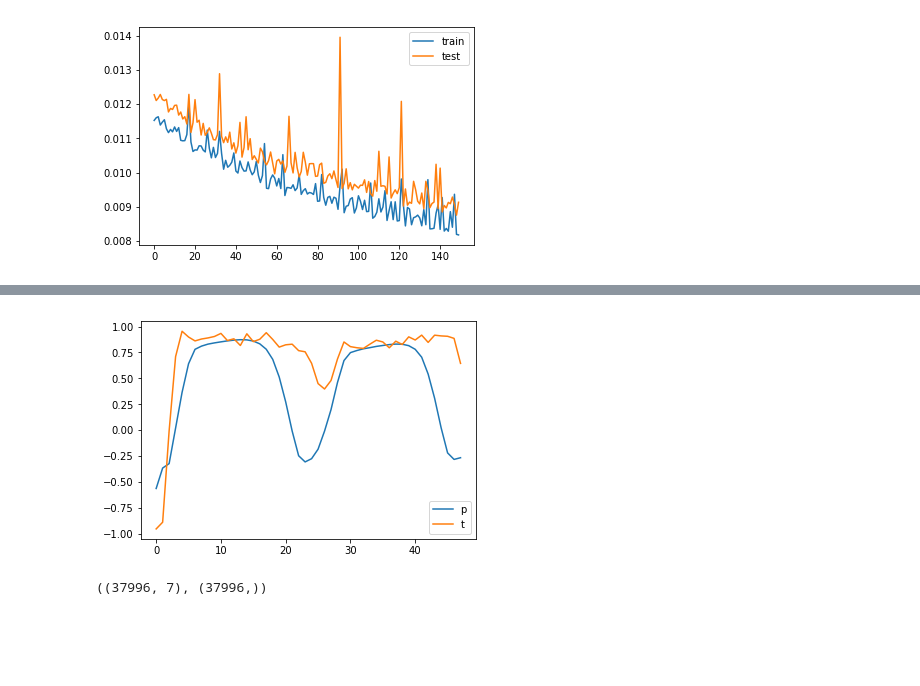
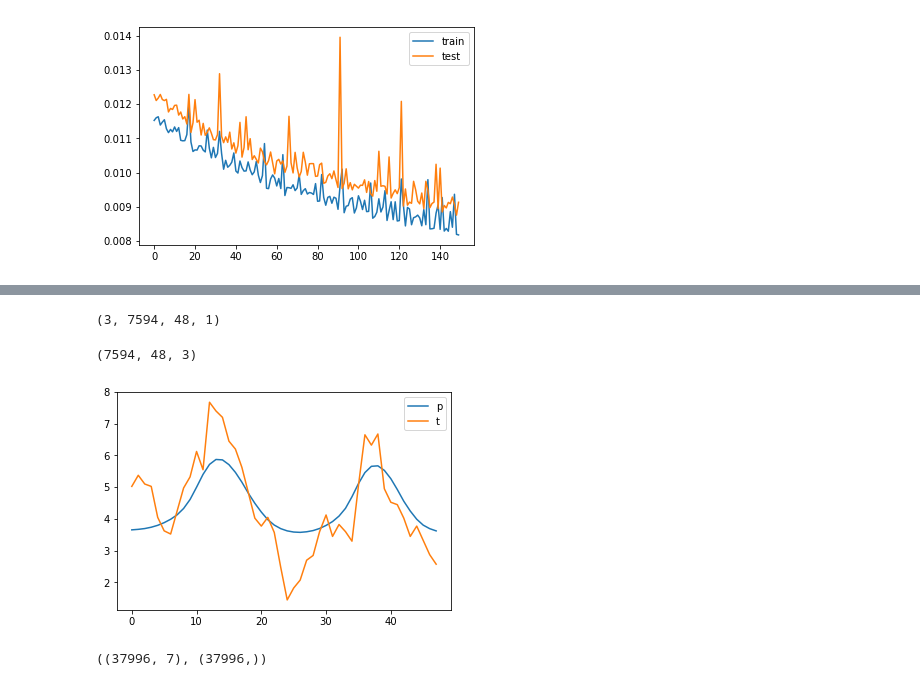
Before and after one commit to leobix/safi, a Jupyter notebook: safi_project_processing_RNN.ipynb, the cells around one changed output, grey strips where cells are left out. Saved outputs shown, nothing was run; the diff lists cells and outputs as text; code cells hidden in the pictures; blank space fills up the shorter version.

```diff
--- a/safi_project_processing_RNN.ipynb
+++ b/safi_project_processing_RNN.ipynb
@@ -205,12 +184,12 @@ X_train2, X_test2, y_train2, y_test2, y_unscaled2, sc_X2, sc_y2 = scale_data_RNN
 # %%
 def create_model(steps_in = 48, steps_out = 48):
     model2 = Sequential()
-    model2.add(LSTM(64, activation='relu', input_shape=(steps_in, n_features)))
+    model2.add(LSTM(32, activation='relu', input_shape=(steps_in, n_features)))
     model2.add(Dropout(0.5))
     model2.add(RepeatVector(steps_out))
-    model2.add(LSTM(64, activation='relu', return_sequences=True))
+    model2.add(LSTM(32, activation='relu', return_sequences=True))
     model2.add(Dropout(0.5))
-    model2.add(TimeDistributed(Dense(3)))#, activation='softmax')))
+    model2.add(TimeDistributed(Dense(1)))#, activation='softmax')))
     opt = Adam(learning_rate=0.001)
     model2.compile(optimizer=opt, loss='mse')
     return model2
@@ -236,6 +215,6 @@ model2.compile(optimizer=opt, loss='mse')
 # %%
 model3 = create_model()
 # %%
-history = model2.fit(X_train2, y_train2, epochs=20, batch_size=64, validation_data=(X_test2, y_test2), verbose=2, shuffle=True)
+history = model3.fit(X_train2, y_train2, epochs=26, batch_size=64, validation_data=(X_test2, y_test2), verbose=2, shuffle=True)
 # %% [output]
 Train on 36069 samples, validate on 1899 samples
@@ -293,7 +271,8 @@ plt.show()
 # %%
 def get_true_y(model, X_test):
-    y_hat = model.predict(X_test)
+    y_hat = model3.predict(X_test)
+    y_hat = np.concatenate([y_hat, y_hat, y_hat],2)
     y_hat2 = y_hat.reshape(y_hat.shape[0]*y_hat.shape[1], y_hat.shape[2])
-    y_hat_unscaled = sc_y.inverse_transform(y_hat2)
+    y_hat_unscaled = sc_y2.inverse_transform(y_hat2)
     y_hat_unscaled = y_hat_unscaled.reshape(y_hat.shape[0], y_hat.shape[1], y_hat.shape[2])
     return y_hat_unscaled
@@ -300,13 +282,24 @@ def get_true_y(model, X_test):
+# %%
+test = np.array([y_hat, y_hat, y_hat])
+test.shape
+# %% [output]
+(3, 7594, 48, 1)
+# %%
+np.concatenate([y_hat, y_hat, y_hat],2).shape
+# %% [output]
+(7594, 48, 3)
 # %%
-y_hat = get_true_y(model2, X_test)
+y_hat = get_true_y(model3, X_test2)
 y_hat = y_hat.transpose(0,2,1)
+y_unscaled = y_unscaled2.transpose(0,2,1)
 # %%
-plt.plot(y_hat[1,2])
-plt.plot(y_unscaled[1,2])
+n = 700
+plt.plot(y_hat[n,0])
+plt.plot(y_unscaled[n,0])
 plt.legend('pt')
 plt.show()
 # %% [output]
-[figure, old version]
+[figure, new version]
 # %%
 #------- Previous code --------
 
```
Also changed, not shown: parts of 9 cells of this notebook, 1 other file.
